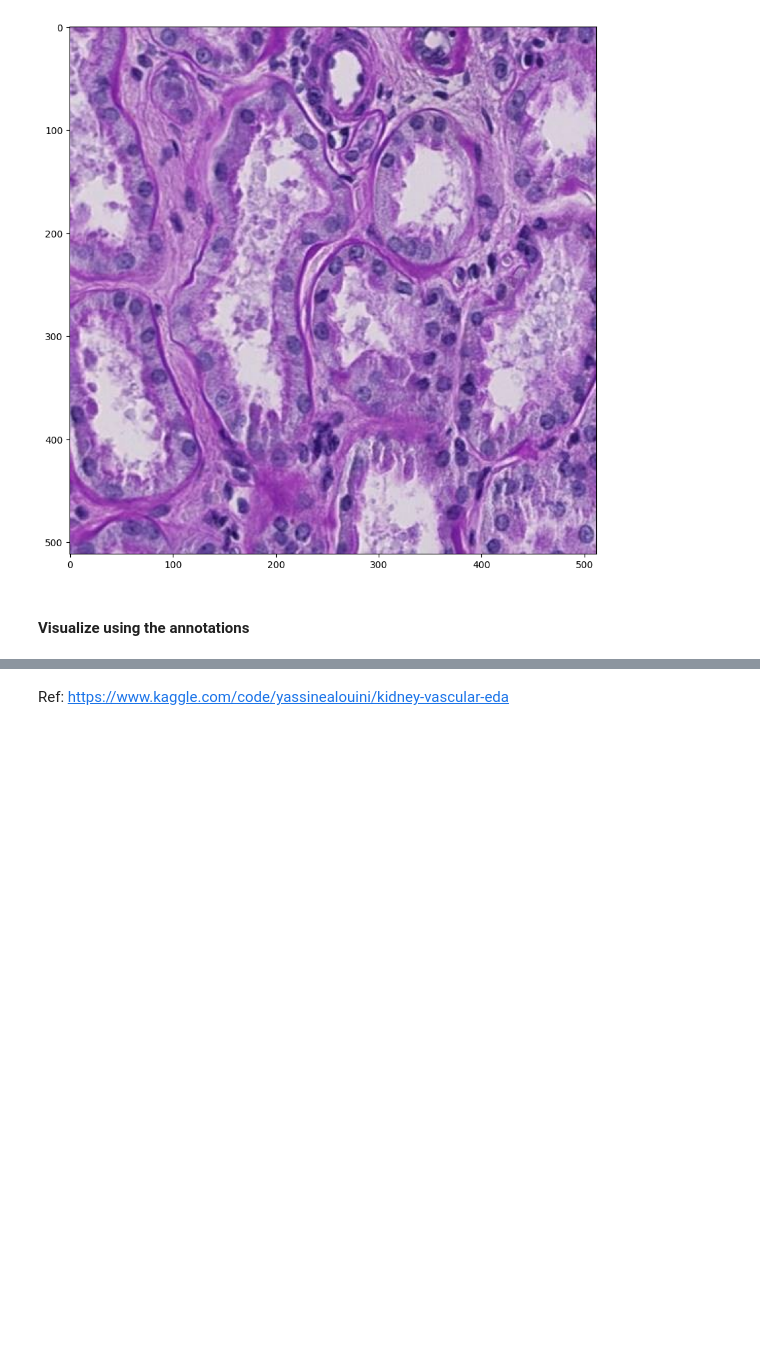
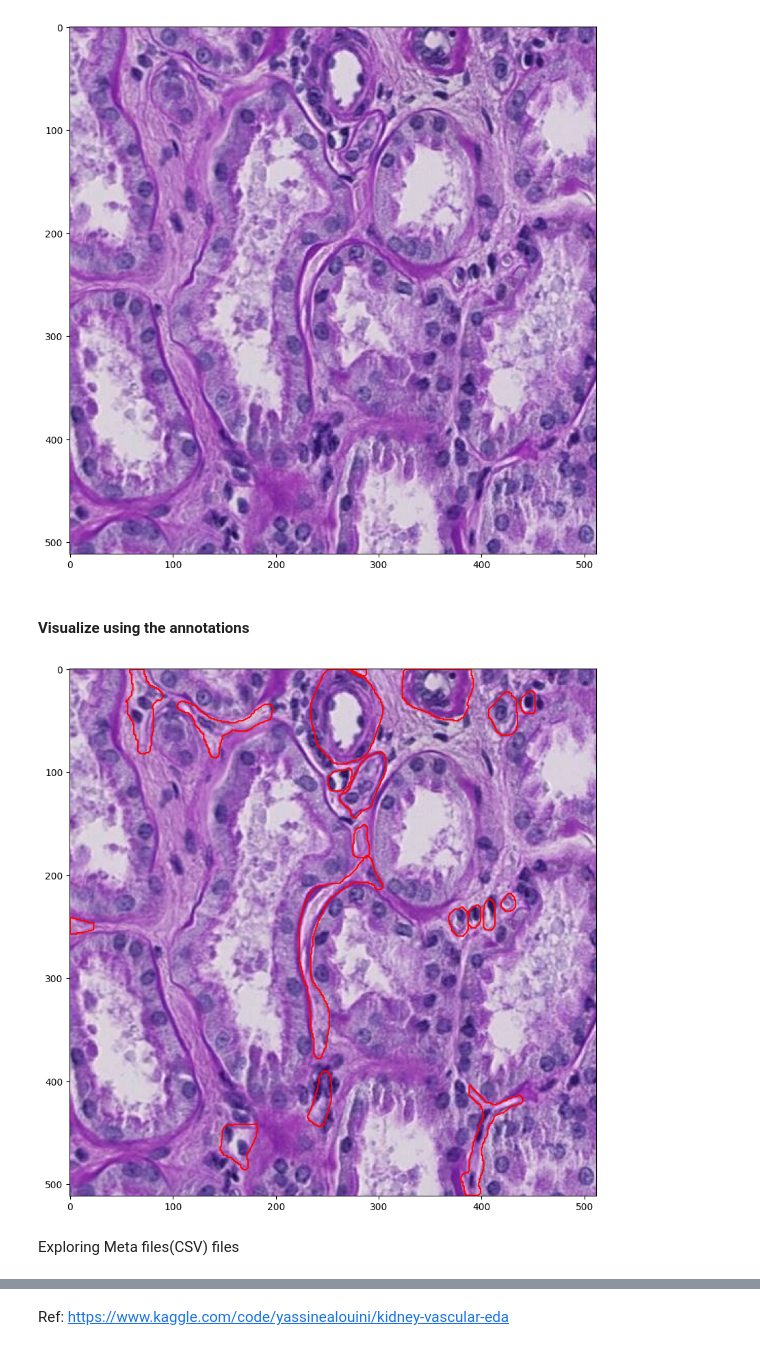
Before and after one commit to RoseJaisil/Kaggle_competitions, a Jupyter notebook: Kaggle_Project_Hacking_the_Human_Vasculature.ipynb, the cells around one changed output, grey strips where cells are left out. Saved outputs shown, nothing was run; the diff lists cells and outputs as text; code cells hidden in the pictures; blank space fills up the shorter version.

```diff
--- a/Kaggle_Project_Hacking_the_Human_Vasculature.ipynb
+++ b/Kaggle_Project_Hacking_the_Human_Vasculature.ipynb
@@ -72,3 +88,17 @@ fig.show()
 [figure]
 # %% [markdown]
 #### Visualize using the annotations
+# %%
+fig, ax = plt.subplots(1, 1, figsize=(10,10))
+ax.imshow(img)
+for i in d['annotations']:
+  if i['type'] == 'blood_vessel':
+    coordinates = i['coordinates']
+    xs, ys = get_cat_coordinates(coordinates)
+    ax.plot(xs, ys, c='red')
+
+fig.show()
+# %% [output]
+[figure, added]
+# %% [markdown]
+Exploring Meta files(CSV) files
```
Also changed, not shown: parts of 4 cells of this notebook.
